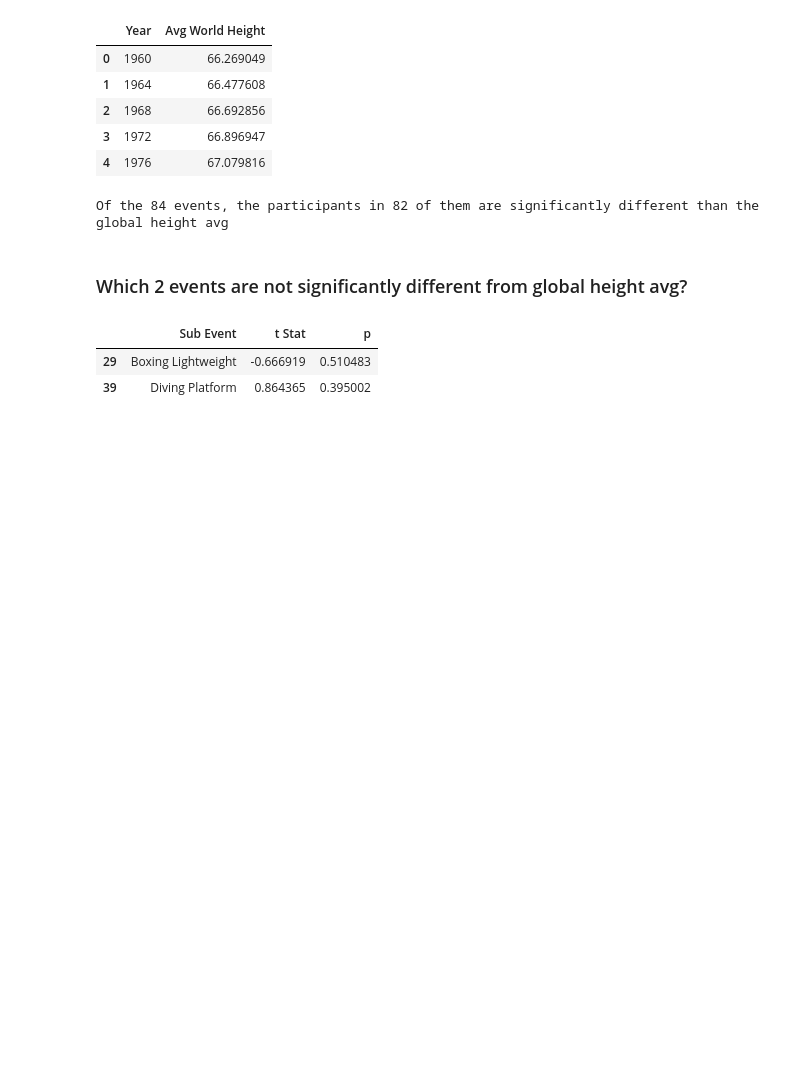
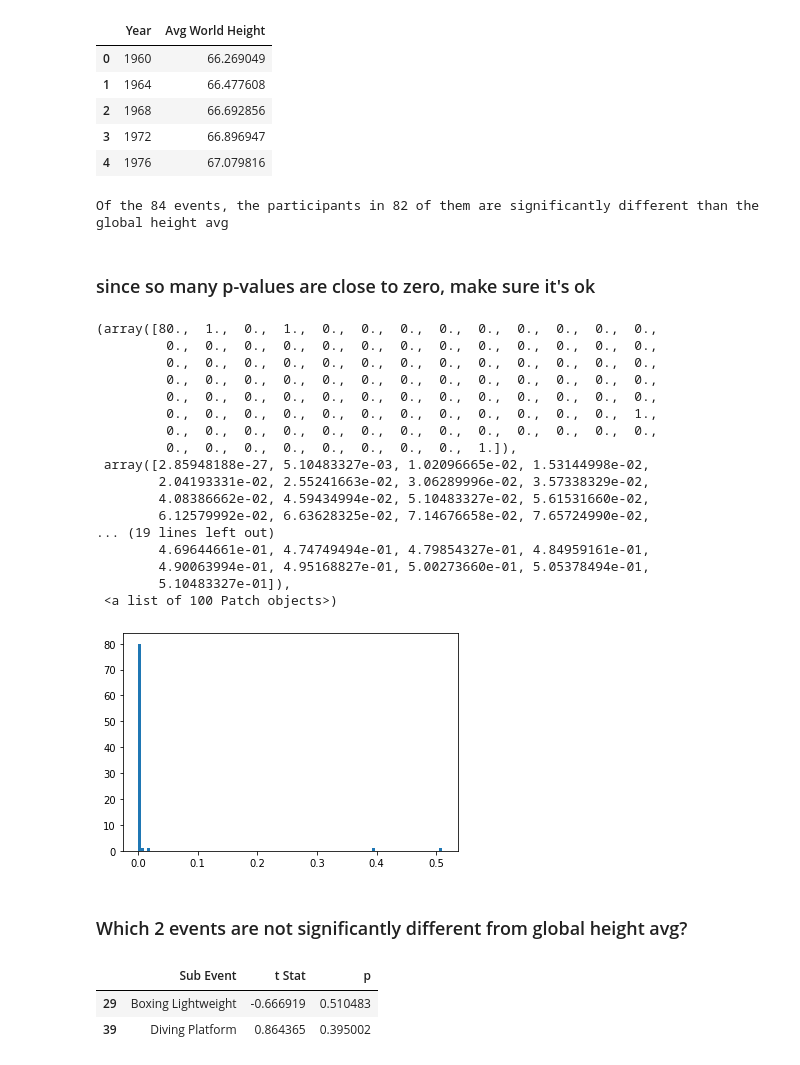
Before and after one commit to dowripple/ProjectOneRepo_JeremyKasieMichael, a Jupyter notebook: notebooks/OlympicHeights_Analysis.ipynb, the cells around one changed output. Cells and saved outputs as stored; diff of their text form; code cells hidden in the pictures; blank space fills up the shorter version.

```diff
--- a/notebooks/OlympicHeights_Analysis.ipynb
+++ b/notebooks/OlympicHeights_Analysis.ipynb
@@ -242,6 +247,32 @@ subevents_sig_count = len(sigEvent_Global)
 print(f'Of the 84 events, the participants in {subevents_sig_count} of them are significantly different than the global height avg')
 # %% [output]
 Of the 84 events, the participants in 82 of them are significantly different than the global height avg
+# %% [markdown]
+### since so many p-values are close to zero, make sure it's ok
+# %%
+# multiple testing adjustment for p-values, since so many p values are significant
+plt.hist(x=ps,bins=100)
+
+# breaking the p-values into 100 bins should spread the data out.
+# %% [output]
+(array([80.,  1.,  0.,  1.,  0.,  0.,  0.,  0.,  0.,  0.,  0.,  0.,  0.,
+         0.,  0.,  0.,  0.,  0.,  0.,  0.,  0.,  0.,  0.,  0.,  0.,  0.,
+         0.,  0.,  0.,  0.,  0.,  0.,  0.,  0.,  0.,  0.,  0.,  0.,  0.,
+         0.,  0.,  0.,  0.,  0.,  0.,  0.,  0.,  0.,  0.,  0.,  0.,  0.,
+         0.,  0.,  0.,  0.,  0.,  0.,  0.,  0.,  0.,  0.,  0.,  0.,  0.,
+         0.,  0.,  0.,  0.,  0.,  0.,  0.,  0.,  0.,  0.,  0.,  0.,  1.,
+         0.,  0.,  0.,  0.,  0.,  0.,  0.,  0.,  0.,  0.,  0.,  0.,  0.,
+         0.,  0.,  0.,  0.,  0.,  0.,  0.,  0.,  1.]),
+ array([2.85948188e-27, 5.10483327e-03, 1.02096665e-02, 1.53144998e-02,
+        2.04193331e-02, 2.55241663e-02, 3.06289996e-02, 3.57338329e-02,
+        4.08386662e-02, 4.59434994e-02, 5.10483327e-02, 5.61531660e-02,
+        6.12579992e-02, 6.63628325e-02, 7.14676658e-02, 7.65724990e-02,
+... (19 lines left out)
+        4.69644661e-01, 4.74749494e-01, 4.79854327e-01, 4.84959161e-01,
+        4.90063994e-01, 4.95168827e-01, 5.00273660e-01, 5.05378494e-01,
+        5.10483327e-01]),
+ <a list of 100 Patch objects>)
+[figure, added]
 # %% [markdown]
 ### Which 2 events are not significantly different from global height avg?
 # %%
```
Also changed, not shown: parts of 2 cells of this notebook, 3 other files.
